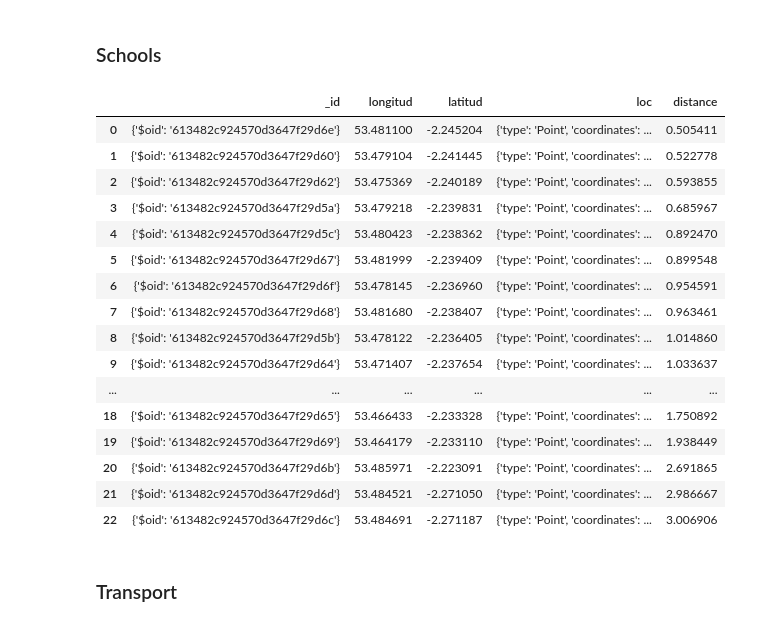
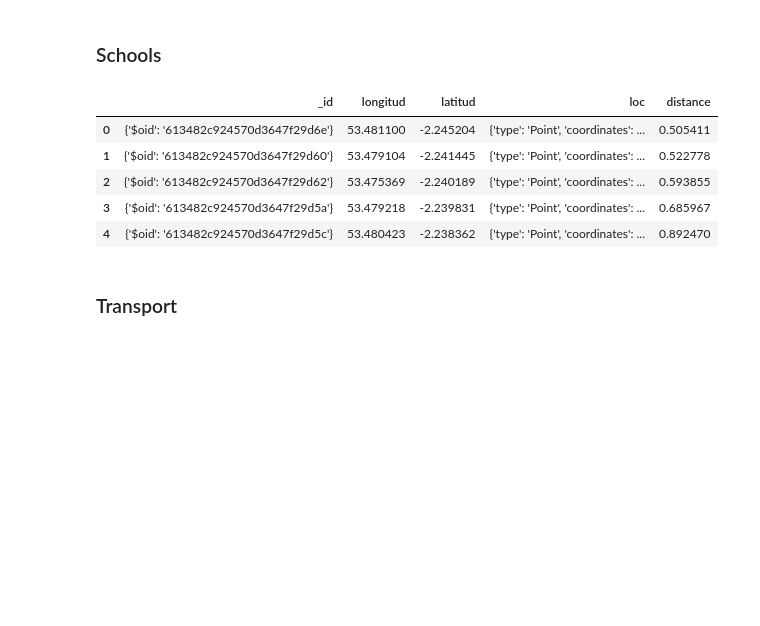
Before and after one commit to lukesmith194/Optimal-office, a Jupyter notebook: Notebooks/Geoqueries.ipynb, the cells around one changed output. Cells and saved outputs as stored; diff of their text form; code cells hidden in the pictures; blank space fills up the shorter version.

```diff
--- a/Notebooks/Geoqueries.ipynb
+++ b/Notebooks/Geoqueries.ipynb
@@ -214,25 +170,14 @@ man_school_response = json.loads(dumps(geoloc_school_man))
 # %%
 df_man_school = pd.DataFrame(man_school_response)
 # %%
-df_man_school
+df_man_school.head()
 # %% [output]
 |  | _id | longitud | latitud | loc | distance |
 | 0 | {'$oid': '613482c924570d3647f29d6e'} | 53.481100 | -2.245204 | {'type': 'Point', 'coordinates': ... | 0.505411 |
 | 1 | {'$oid': '613482c924570d3647f29d60'} | 53.479104 | -2.241445 | {'type': 'Point', 'coordinates': ... | 0.522778 |
 | 2 | {'$oid': '613482c924570d3647f29d62'} | 53.475369 | -2.240189 | {'type': 'Point', 'coordinates': ... | 0.593855 |
 | 3 | {'$oid': '613482c924570d3647f29d5a'} | 53.479218 | -2.239831 | {'type': 'Point', 'coordinates': ... | 0.685967 |
 | 4 | {'$oid': '613482c924570d3647f29d5c'} | 53.480423 | -2.238362 | {'type': 'Point', 'coordinates': ... | 0.892470 |
-| 5 | {'$oid': '613482c924570d3647f29d67'} | 53.481999 | -2.239409 | {'type': 'Point', 'coordinates': ... | 0.899548 |
-| 6 | {'$oid': '613482c924570d3647f29d6f'} | 53.478145 | -2.236960 | {'type': 'Point', 'coordinates': ... | 0.954591 |
-| 7 | {'$oid': '613482c924570d3647f29d68'} | 53.481680 | -2.238407 | {'type': 'Point', 'coordinates': ... | 0.963461 |
-| 8 | {'$oid': '613482c924570d3647f29d5b'} | 53.478122 | -2.236405 | {'type': 'Point', 'coordinates': ... | 1.014860 |
-| 9 | {'$oid': '613482c924570d3647f29d64'} | 53.471407 | -2.237654 | {'type': 'Point', 'coordinates': ... | 1.033637 |
-| ... | ... | ... | ... | ... | ... |
-| 18 | {'$oid': '613482c924570d3647f29d65'} | 53.466433 | -2.233328 | {'type': 'Point', 'coordinates': ... | 1.750892 |
-| 19 | {'$oid': '613482c924570d3647f29d69'} | 53.464179 | -2.233110 | {'type': 'Point', 'coordinates': ... | 1.938449 |
-| 20 | {'$oid': '613482c924570d3647f29d6b'} | 53.485971 | -2.223091 | {'type': 'Point', 'coordinates': ... | 2.691865 |
-| 21 | {'$oid': '613482c924570d3647f29d6d'} | 53.484521 | -2.271050 | {'type': 'Point', 'coordinates': ... | 2.986667 |
-| 22 | {'$oid': '613482c924570d3647f29d6c'} | 53.484691 | -2.271187 | {'type': 'Point', 'coordinates': ... | 3.006906 |
 # %% [markdown]
 ### Transport
 # %%
```
Also changed, not shown: parts of 11 cells of this notebook, 4 other files.
